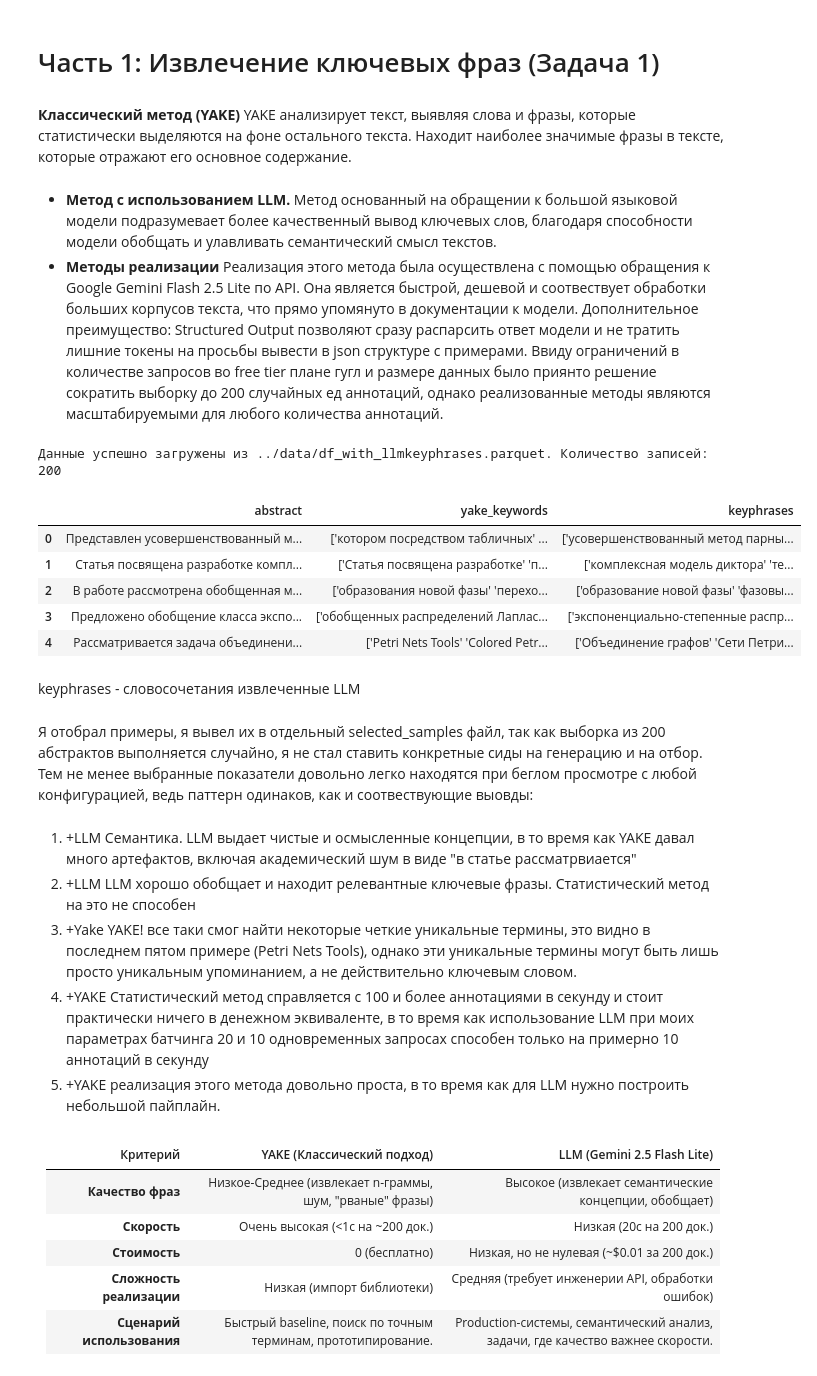
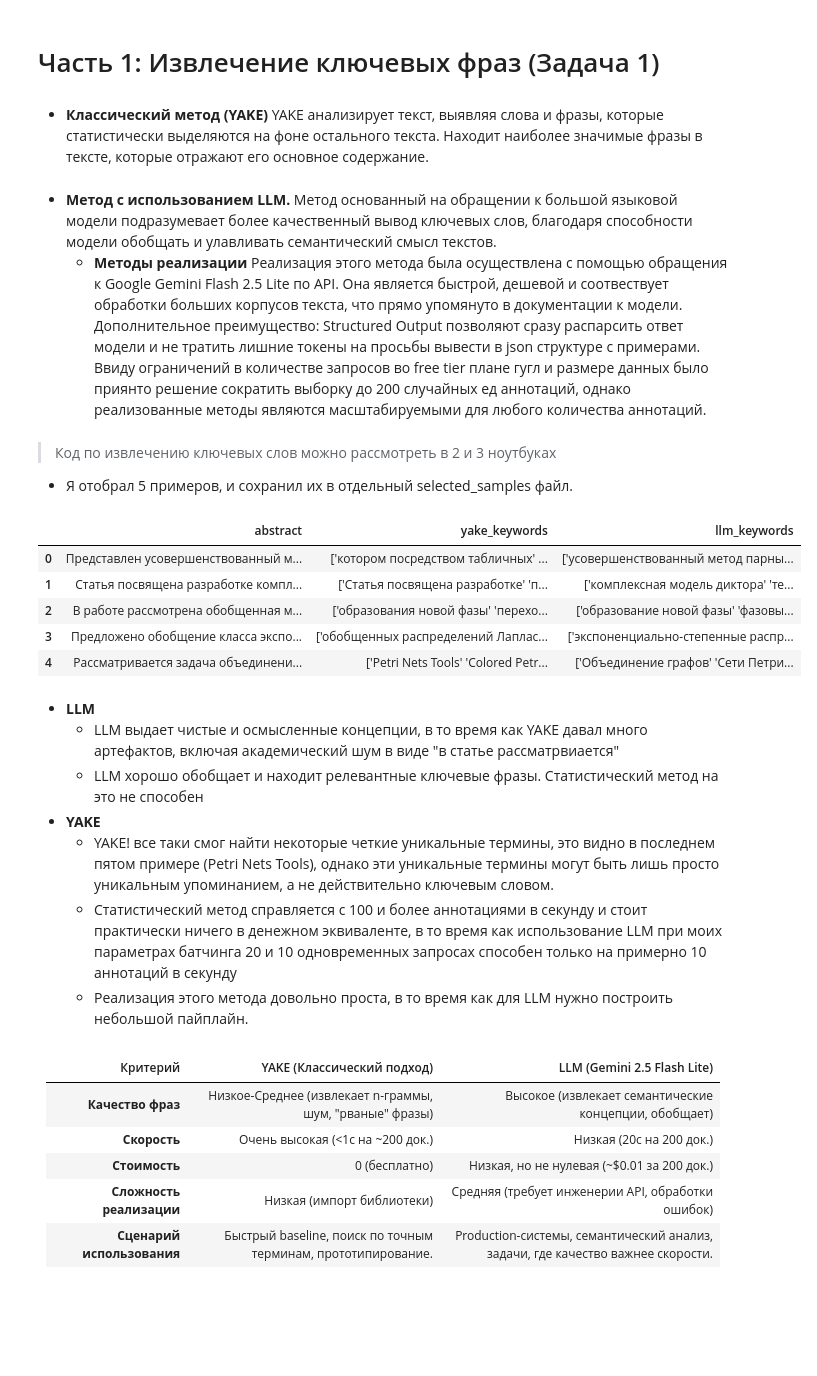
Before and after one commit to PaveLuchkov/tech-task-dfs, a Jupyter notebook: notebooks/0_project_summary.ipynb, the cells around one changed output. Cells and saved outputs as stored; diff of their text form; code cells hidden in the pictures; blank space fills up the shorter version.

```diff
--- a/notebooks/0_project_summary.ipynb
+++ b/notebooks/0_project_summary.ipynb
@@ -29,12 +29,12 @@
 # %% [markdown]
 # Часть 1: Извлечение ключевых фраз (Задача 1)
 # %% [markdown]
-**Классический метод (YAKE)**
+- **Классический метод (YAKE)**
 YAKE анализирует текст, выявляя слова и фразы, которые статистически выделяются на фоне остального текста. Находит наиболее значимые фразы в тексте, которые отражают его основное содержание.
 # %% [markdown]
 * **Метод с использованием LLM.**
 Метод основанный на обращении к большой языковой модели подразумевает более качественный вывод ключевых слов, благодаря способности модели обобщать и улавливать семантический смысл текстов.
-* **Методы реализации**
+    - **Методы реализации**
 Реализация этого метода была осуществлена с помощью обращения к Google Gemini Flash 2.5 Lite по API. Она является быстрой, дешевой и соотвествует обработки больших корпусов текста, что прямо упомянуто в документации к модели. Дополнительное преимущество: Structured Output позволяют сразу распарсить ответ модели и не тратить лишние токены на просьбы вывести в json структуре с примерами.
 Ввиду ограничений в количестве запросов во free tier плане гугл и размере данных было приянто решение сократить выборку до 200 случайных ед аннотаций, однако реализованные методы являются масштабируемыми для любого количества аннотаций.
 # %%
@@ -48,32 +48,29 @@ import pandas as pd
 module_path = os.path.abspath(os.path.join('..'))
 if module_path not in sys.path:
     sys.path.append(module_path)
-# %%
-from src.utils import load_dataset
-df = load_dataset("df_with_llmkeyphrases")
-df_keys = df[["abstract", "yake_keywords", "keyphrases"]]
-# %% [output]
-Данные успешно загружены из ../data/df_with_llmkeyphrases.parquet. Количество записей: 200
+# %% [markdown]
+> Код по извлечению ключевых слов можно рассмотреть в 2 и 3 ноутбуках
+- Я отобрал 5 примеров, и сохранил их в отдельный selected_samples файл.
 # %%
 df_keys = pd.read_csv("../data/selected_examples.csv")
+df_keys["llm_keywords"] = df_keys["keyphrases"]
+df_keys.pop("keyphrases")
 df_keys.head()
 # %% [output]
-|  | abstract | yake_keywords | keyphrases |
+|  | abstract | yake_keywords | llm_keywords |
 | 0 | Представлен усовершенствованный м... | ['котором посредством табличных' ... | ['усовершенствованный метод парны... |
 | 1 | Статья посвящена разработке компл... | ['Статья посвящена разработке' 'п... | ['комплексная модель диктора' 'те... |
 | 2 | В работе рассмотрена обобщенная м... | ['образования новой фазы' 'перехо... | ['образование новой фазы' 'фазовы... |
 | 3 | Предложено обобщение класса экспо... | ['обобщенных распределений Лаплас... | ['экспоненциально-степенные распр... |
 | 4 | Рассматривается задача объединени... | ['Petri Nets Tools' 'Colored Petr... | ['Объединение графов' 'Сети Петри... |
-# %% [markdown]
-keyphrases - словосочетания извлеченные LLM
-# %% [markdown]
-Я отобрал примеры, я вывел их в отдельный selected_samples файл, так как выборка из 200 абстрактов выполняется случайно, я не стал ставить конкретные сиды на генерацию и на отбор. Тем не менее выбранные показатели довольно легко находятся при беглом просмотре с любой конфигурацией, ведь паттерн одинаков, как и соотвествующие выовды:
 # %% [markdown]
-1) +LLM Семантика. LLM выдает чистые и осмысленные концепции, в то время как YAKE давал много артефактов, включая академический шум в виде "в статье рассматрвиается"
-2) +LLM LLM хорошо обобщает и находит релевантные ключевые фразы. Статистический метод на это не способен
-3) +Yake YAKE! все таки смог найти некоторые четкие уникальные термины, это видно в последнем пятом примере (Petri Nets Tools), однако эти уникальные термины могут быть лишь просто уникальным упоминанием, а не действительно ключевым словом.
-4) +YAKE Статистический метод справляется с 100 и более аннотациями в секунду и стоит практически ничего в денежном эквиваленте, в то время как использование LLM при моих параметрах батчинга 20 и 10 одновременных запросах способен только на примерно 10 аннотаций в секунду
-5) +YAKE реализация этого метода довольно проста, в то время как для LLM нужно построить небольшой пайплайн.
+* **LLM**
+    - LLM выдает чистые и осмысленные концепции, в то время как YAKE давал много артефактов, включая академический шум в виде "в статье рассматрвиается"
+    - LLM хорошо обобщает и находит релевантные ключевые фразы. Статистический метод на это не способен
+* **YAKE**
+    - YAKE! все таки смог найти некоторые четкие уникальные термины, это видно в последнем пятом примере (Petri Nets Tools), однако эти уникальные термины могут быть лишь просто уникальным упоминанием, а не действительно ключевым словом.
+    - Статистический метод справляется с 100 и более аннотациями в секунду и стоит практически ничего в денежном эквиваленте, в то время как использование LLM при моих параметрах батчинга 20 и 10 одновременных запросах способен только на примерно 10 аннотаций в секунду
+    - Реализация этого метода довольно проста, в то время как для LLM нужно построить небольшой пайплайн.
 # %% [markdown]
 | Критерий | YAKE (Классический подход) | LLM (Gemini 2.5 Flash Lite) |
 | :--- | :--- | :--- |
```
Also changed, not shown: parts of 5 cells of this notebook.
